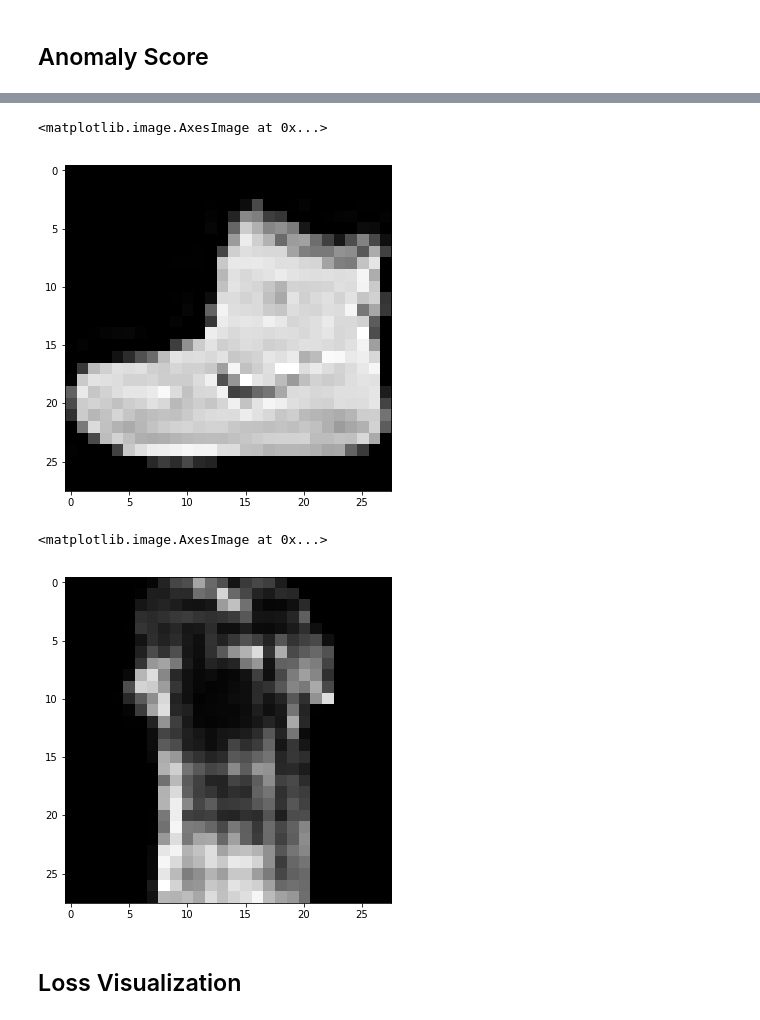
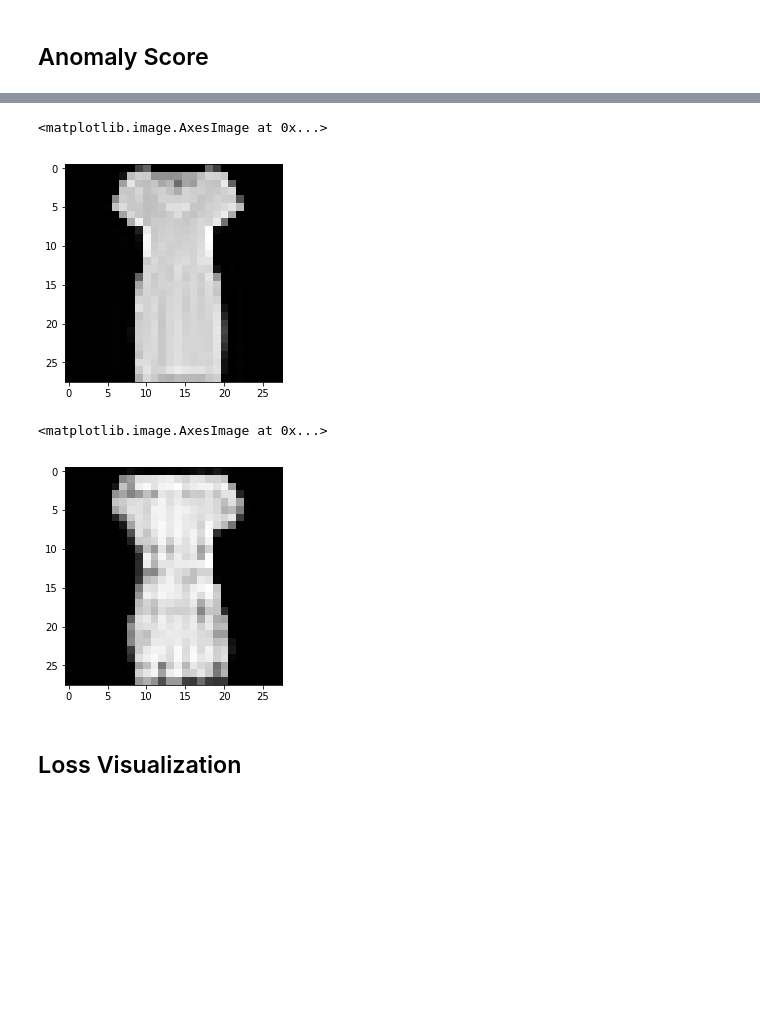
Before and after one commit to AndersonJo/gan-yhat, a Jupyter notebook: 08 anogan/anogan-pytorch.ipynb, the cells around one changed output, grey strips where cells are left out. Saved outputs shown, nothing was run; the diff lists cells and outputs as text; code cells hidden in the pictures; blank space fills up the shorter version.

```diff
--- a/08 anogan/anogan-pytorch.ipynb
+++ b/08 anogan/anogan-pytorch.ipynb
@@ -466,14 +469,13 @@ KeyboardInterrupt:
 # %%
-imshow(train.train_data[0].cpu().numpy(), cmap='gray')
+imshow(train.train_data[20].cpu().numpy(), cmap='gray')
 # %% [output]
 <matplotlib.image.AxesImage at 0x...>
-[figure, old version]
+[figure, new version]
 # %%
-noise = Variable(torch.randn((1, 100, 1, 1)).cuda(), requires_grad=True)
 imshow(G(noise)[0][0].cpu().data.numpy(), cmap='gray')
 # %% [output]
 <matplotlib.image.AxesImage at 0x...>
-[figure, old version]
+[figure, new version]
 # %% [markdown]
 ## Loss Visualization
 # %%
```
Also changed, not shown: parts of 3 cells of this notebook.
